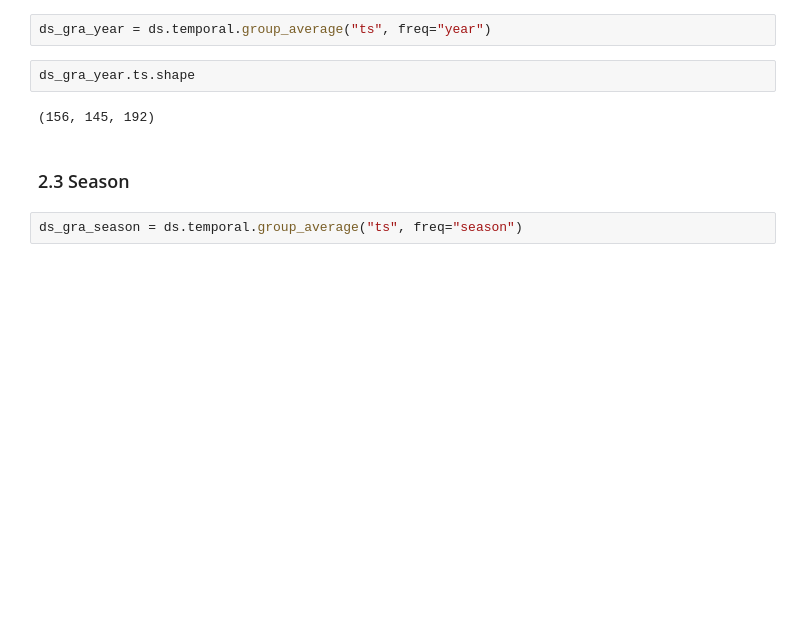
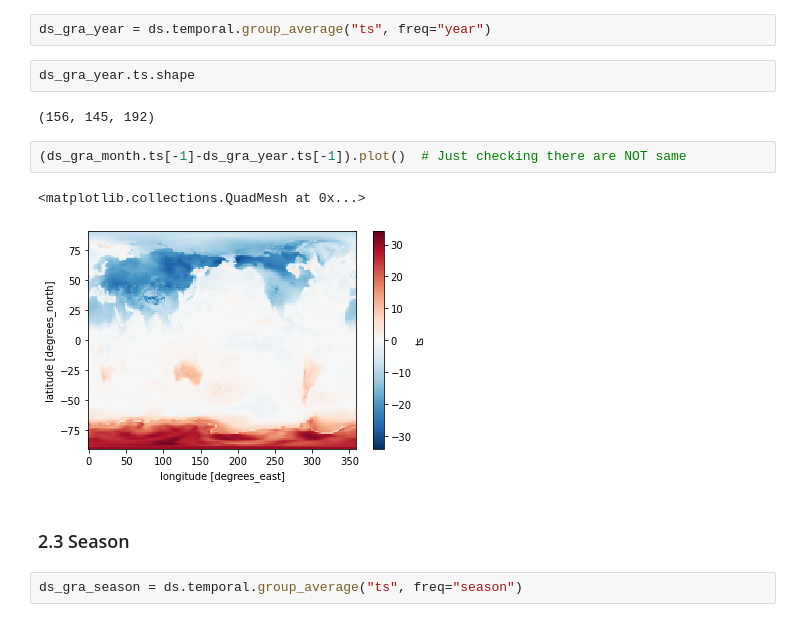
Before and after one commit to xCDAT/xcdat-validation, a Jupyter notebook: devel_test/temporal_average.ipynb, the cells around one changed output. Cells and saved outputs as stored; diff of their text form; blank space fills up the shorter version.

```diff
--- a/devel_test/temporal_average.ipynb
+++ b/devel_test/temporal_average.ipynb
@@ -248,6 +123,11 @@ ds_gra_year = ds.temporal.group_average("ts", freq="year")
 ds_gra_year.ts.shape
 # %% [output]
 (156, 145, 192)
+# %%
+(ds_gra_month.ts[-1]-ds_gra_year.ts[-1]).plot()  # Just checking there are NOT same
+# %% [output]
+<matplotlib.collections.QuadMesh at 0x...>
+[figure, added]
 # %% [markdown]
 ### 2.3 Season
 # %%
```
Also changed, not shown: parts of 36 cells of this notebook.
